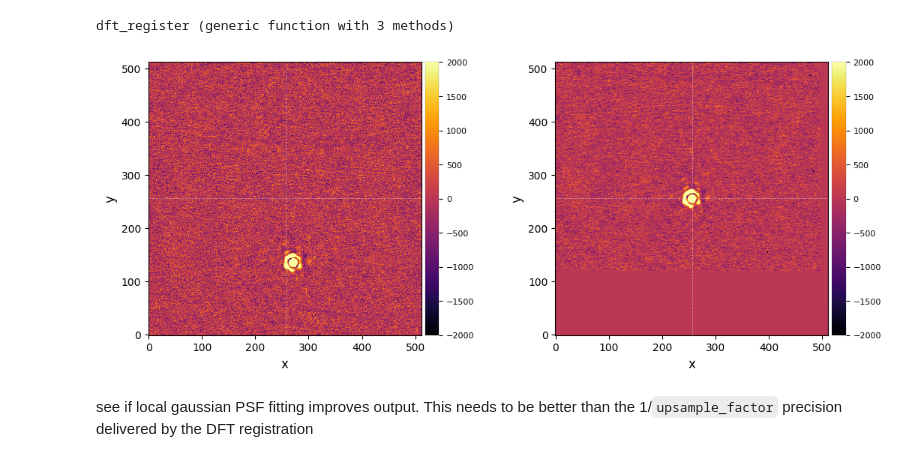
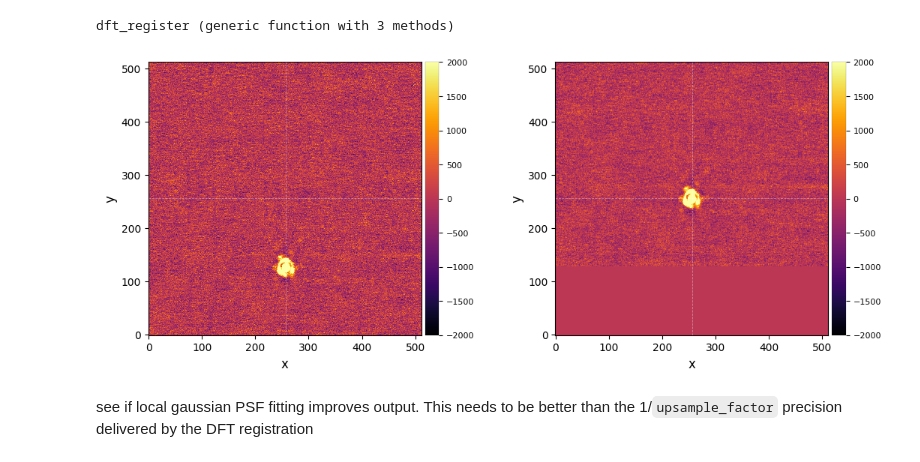
Before and after one commit to mileslucas/sirius-b, a Jupyter notebook: notebooks/epoch_2020nov28/preprocessing.ipynb, the cells around one changed output. Drawn from its saved outputs; the diff is of its cells as text; code cells hidden in the pictures.

```diff
--- a/notebooks/epoch_2020nov28/preprocessing.ipynb
+++ b/notebooks/epoch_2020nov28/preprocessing.ipynb
@@ -100,0 +76,9 @@ calib_pipeline (generic function with 1 method)
+# %%
+function calib_pipeline(ccd)
+    f1 = flat_correct(ccd, master_flat, norm_value=median(master_flat))
+    # had trouble getting LACosmic to work well, use adaptive sigma-clipping method instead
+    f2, bp_mask = SiriusB.badpixremoval_clump(Matrix(f1))
+    bkg = mapwindow(median, Matrix(f2), (41, 41))
+    f3 = f2 .- bkg
+    return f3
+end
@@ -123,0 +108,3 @@ good_frames = calib_frames[Not(bad_frames_idx)];
+# %%
+bad_frames_idx = vcat(30:34, 60:64, 90:94, 121:124, 128:184)
+good_frames = calib_frames[Not(bad_frames_idx)];
@@ -134,9 +121,9 @@ DS9.set(permutedims(cat(good_frames..., dims=3), (2, 1, 3)));
 First we need to find the offset of the first frame
 # %%
 # code in src/fitting.jl
-reference_unshifted = good_frames[28]
-first_shift = gaussian_fit_offset(reference_unshifted, (252, 140))
-reference = shift_frame(reference_unshifted, first_shift...);
+reference_unshifted = good_frames[43]
+first_shift = gaussian_fit_offset(reference_unshifted, (257, 181))
+reference = shift_frame(reference_unshifted, first_shift; fill=median(reference_unshifted));
 # %%
 plot_frames(
     reference_unshifted,
@@ -154,26 +139,23 @@ shifted_frames = map(f -> shift_frame(f, first_shift...), good_frames);
 # %%
-function dft_register(frame,
-        sub_size=400,
-        ref=reference)
-    target = frame
-    shift = skr.phase_cross_correlation(ref, target; return_error=false, upsample_factor=100)
-    return shift_frame(frame, reverse(shift)...)
+function dft_register(frame, ref=reference)
+    shift = skr.phase_cross_correlation(ref, frame; return_error=false, upsample_factor=100)
+    return shift_frame(frame, reverse(shift))
 end
 # %% [output]
 dft_register (generic function with 3 methods)
 # %%
-N = 246
+N = 32
 test_out = dft_register(good_frames[N]);
 
 plot_frames(
     good_frames[N],
     test_out,
     cross=(256.5, 256.5), # center is -1 in python
     vmin=2e3,
     vmax=-2e3
 )
 # %% [output]
-[figure, old version]
+[figure, new version]
 # %%
 aligned_frames = @showprogress map(dft_register, good_frames);
 # %%
```
Also changed, not shown: parts of 20 cells of this notebook, 6 other files.
